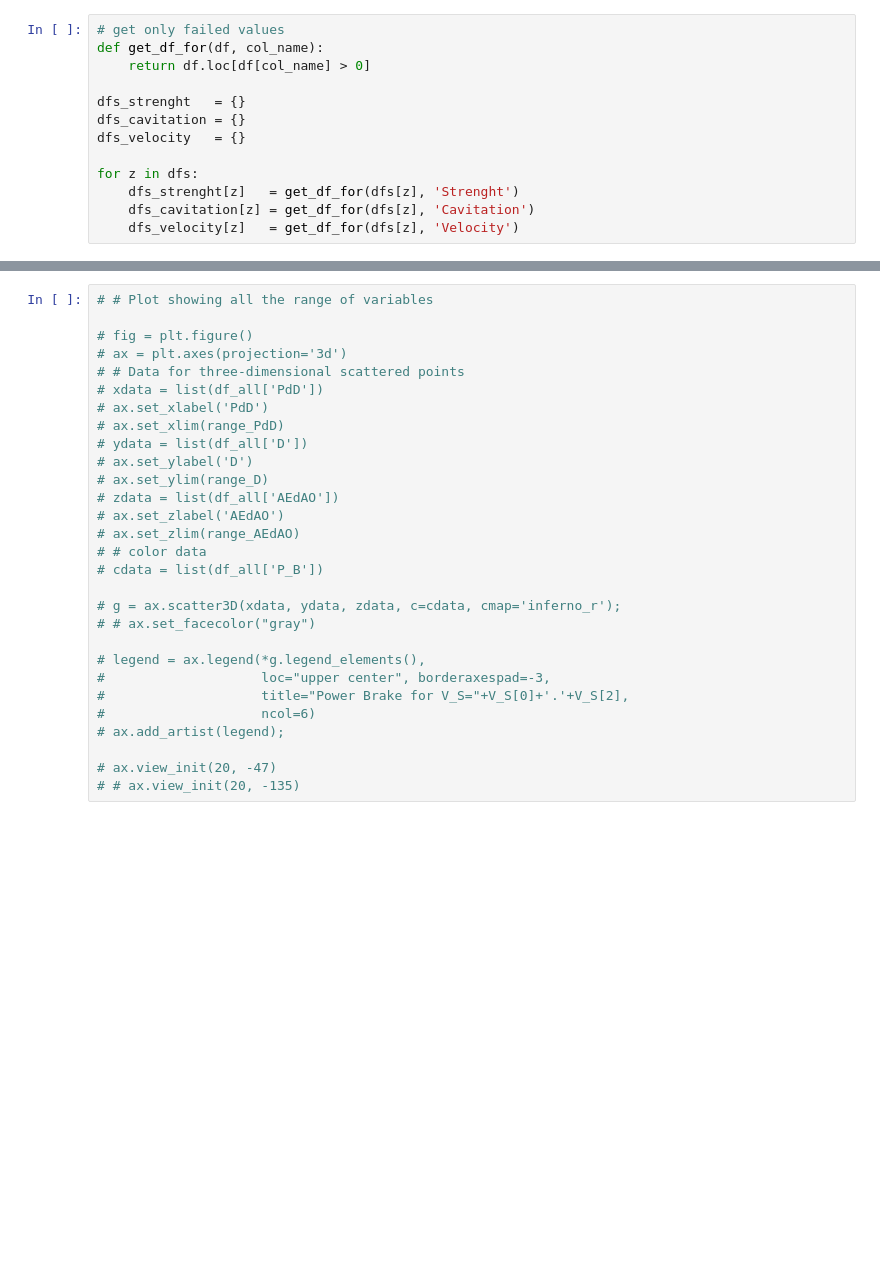
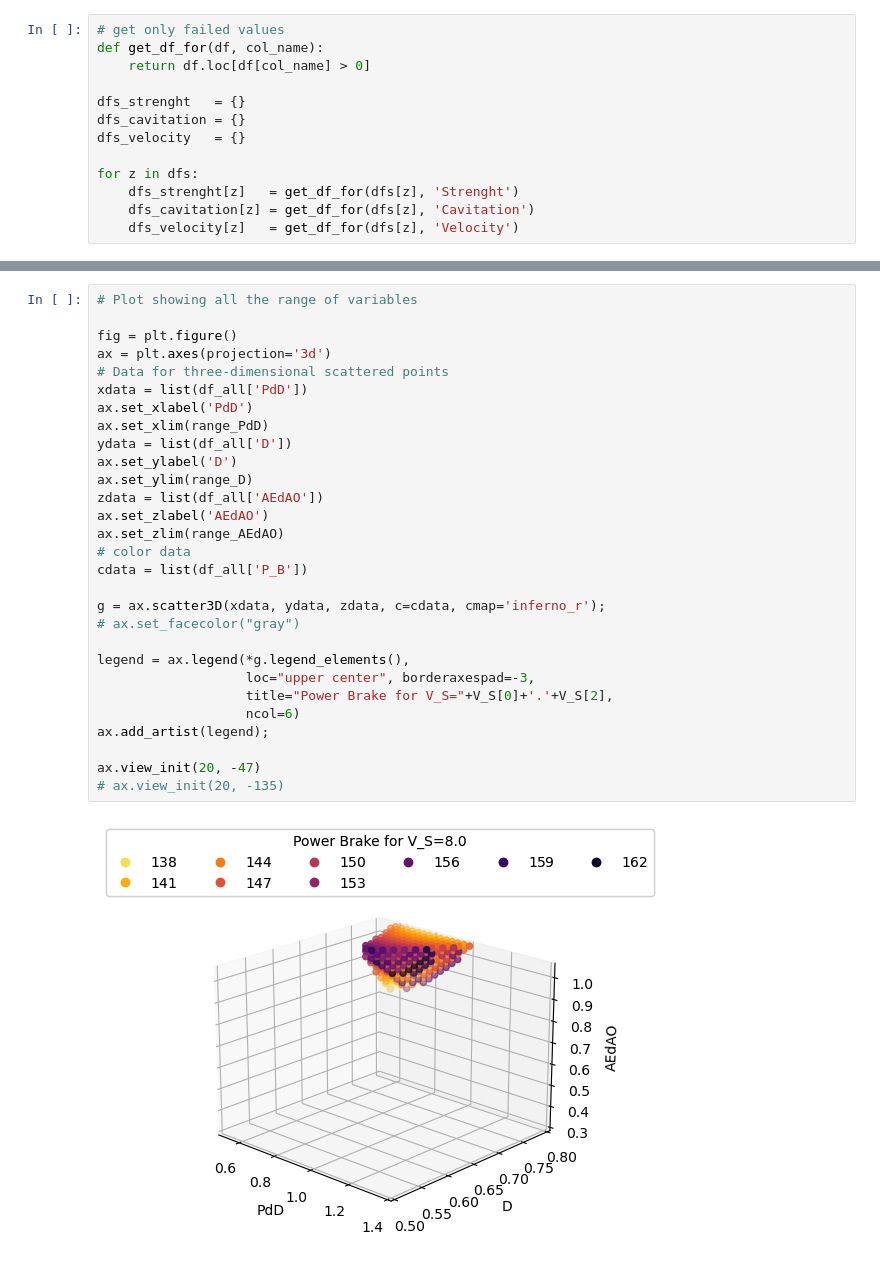
Before and after one commit to pauloBFalmeida/hydrone, a Jupyter notebook: SpaceScan/scan_analise_constraints.ipynb, the cells around one changed output, grey strips where cells are left out. Saved outputs shown, nothing was run; the diff lists cells and outputs as text; blank space fills up the shorter version.

```diff
--- a/SpaceScan/scan_analise_constraints.ipynb
+++ b/SpaceScan/scan_analise_constraints.ipynb
@@ -156,30 +226,32 @@ show_P_B_graph(z, dfs_cavitation, 'Cavitation')
 # %%
-# # Plot showing all the range of variables
+# Plot showing all the range of variables
 
-# fig = plt.figure()
-# ax = plt.axes(projection='3d')
-# # Data for three-dimensional scattered points
-# xdata = list(df_all['PdD'])
-# ax.set_xlabel('PdD')
-# ax.set_xlim(range_PdD)
-# ydata = list(df_all['D'])
-# ax.set_ylabel('D')
-# ax.set_ylim(range_D)
-# zdata = list(df_all['AEdAO'])
-# ax.set_zlabel('AEdAO')
-# ax.set_zlim(range_AEdAO)
-# # color data
-# cdata = list(df_all['P_B'])
+fig = plt.figure()
+ax = plt.axes(projection='3d')
+# Data for three-dimensional scattered points
+xdata = list(df_all['PdD'])
+ax.set_xlabel('PdD')
+ax.set_xlim(range_PdD)
+ydata = list(df_all['D'])
+ax.set_ylabel('D')
+ax.set_ylim(range_D)
+zdata = list(df_all['AEdAO'])
+ax.set_zlabel('AEdAO')
+ax.set_zlim(range_AEdAO)
+# color data
+cdata = list(df_all['P_B'])
 
-# g = ax.scatter3D(xdata, ydata, zdata, c=cdata, cmap='inferno_r');
-# # ax.set_facecolor("gray")
+g = ax.scatter3D(xdata, ydata, zdata, c=cdata, cmap='inferno_r');
+# ax.set_facecolor("gray")
 
-# legend = ax.legend(*g.legend_elements(),
-#                    loc="upper center", borderaxespad=-3,
-#                    title="Power Brake for V_S="+V_S[0]+'.'+V_S[2],
-#                    ncol=6)
-# ax.add_artist(legend);
+legend = ax.legend(*g.legend_elements(),
+                   loc="upper center", borderaxespad=-3,
+                   title="Power Brake for V_S="+V_S[0]+'.'+V_S[2],
+                   ncol=6)
+ax.add_artist(legend);
 
-# ax.view_init(20, -47)
-# # ax.view_init(20, -135)
+ax.view_init(20, -47)
+# ax.view_init(20, -135)
+# %% [output]
+[figure, added]
 # %%
```
Also changed, not shown: parts of 13 cells of this notebook, 8 other files.
